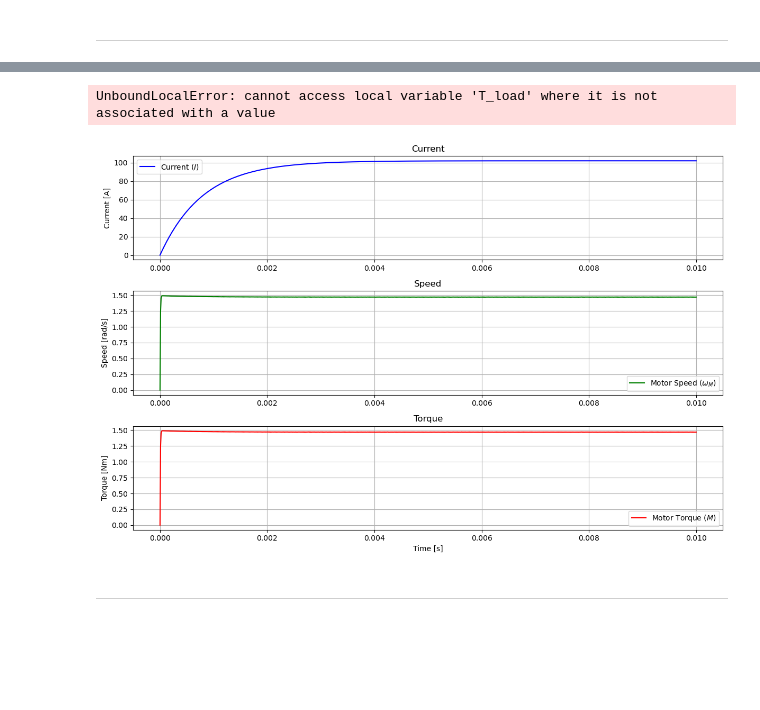
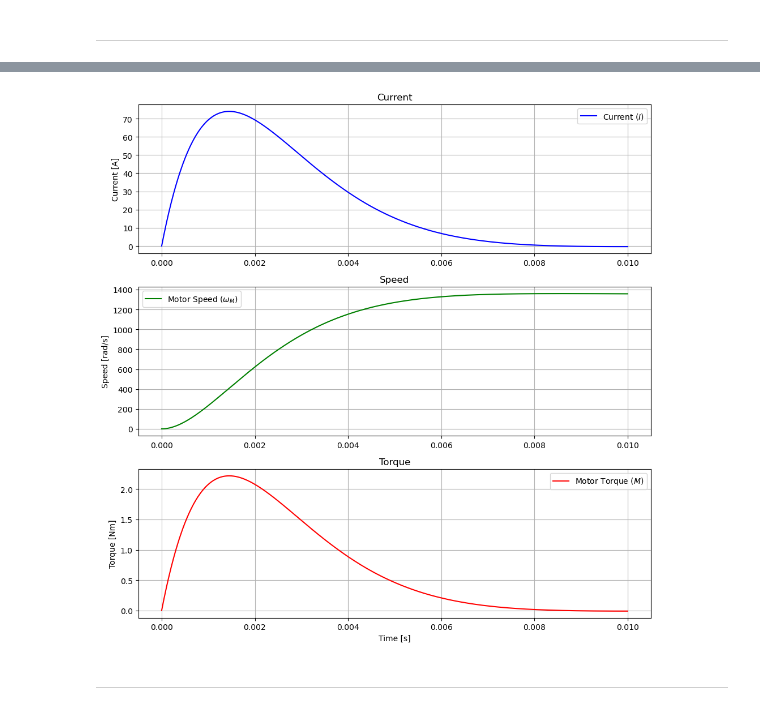
Before and after one commit to whichspaceiam/Computational_Bionics, a Jupyter notebook: Exercise_1/Task-2/Task2.ipynb, the cells around one changed output, grey strips where cells are left out. Saved outputs shown, nothing was run; the diff lists cells and outputs as text; code cells hidden in the pictures; blank space fills up the shorter version.

```diff
--- a/Exercise_1/Task-2/Task2.ipynb
+++ b/Exercise_1/Task-2/Task2.ipynb
@@ -120,19 +125,19 @@ k_M = 0.03 # Nm/A
 
 J = 5.6e-6 # kgm^2
 
-i_G = 60
-eta_G = 0.85
+i_G = 60 # gear ratio
+eta_G = 0.85 # gear efficiency
 
 filename = 'gait_data.xls'
 gait_data = pd.read_excel(filename, engine='xlrd')
 m_body = 100 # kg
 MX_H = np.array(gait_data["MX_H[Nm/kg]"]) * m_body
 
-T_ext = 75 # Nm
+T_ext = 0 # Nm
 # %%
 # dynamic model equations
 def motor_model(t, y):
-    I, omega_m = y
+    I, omega_m, M = y
 
     # Current dynamics
     dI_dt = (1/L) * (U - R*I - omega_m / k_n)
@@ -140,6 +145,9 @@ def motor_model(t, y):
     # Mechanical dynamics
     M = k_M * I
     T_load = T_ext / (i_G * eta_G)
+
     domega_m_dt = (1/J) * (M - T_load)
 
-    return [dI_dt, domega_m_dt]
+    dM = k_M * dI_dt
+
+    return [dI_dt, domega_m_dt, dM]
@@ -166,61 +156,53 @@ def motor_model_2(t, y):
 I0 = 0
 M0 = 0
 omega_M0 = 0
-y0 = [I0, omega_M0]
-
-y02 = [I0, omega_M0, M0]
+y0 = [I0, omega_M0, M0]
 
 # Time span
 t_span = [0, 0.01]
 t_eval = np.linspace(t_span[0], t_span[1], 1000)
 
 # Solve ODE
-# sol = solve_ivp(motor_model, t_span, y0, t_eval=t_eval, method='RK45')
-sol = solve_ivp(motor_model_2, t_span, y02, t_eval=t_eval, method='RK45')
+sol = solve_ivp(motor_model, t_span, y0, t_eval=t_eval, method='RK45')
-# %% [output]
-UnboundLocalError: cannot access local variable 'T_load' where it is not associated with a value
 # %%
 # Extract results
 t = sol.t
-I = sol.y[0] # Motor current [A]
-omega_M = sol.y[1] # Motor speed [rad/s]
-#M = k_M * I # Motor torque [Nm]
-M = sol.y[1] # Motor torque [Nm]
-
-# omega_M = M / k_M # Motor speed [rad/s]
+I = sol.y[0]        # Motor current [A]
+omega_M = sol.y[1]  # Motor speed [rad/s]
+M = sol.y[2]       # Motor torque [Nm]
 # %%
 # Plot results
 # Current plot
-plt.figure(figsize=(12, 8))
+plt.figure(figsize=(10, 10))
 
 plt.subplot(3, 1, 1)
 plt.plot(t, I, label=r"Current ($I$)", color='b')
 plt.ylabel("Current [A]")
 plt.grid()
 plt.title("Current")
 plt.legend()
 
 # Speed plot
 plt.subplot(3, 1, 2)
 plt.plot(t, omega_M, label=r"Motor Speed ($\omega_M$)", color='g')
 plt.ylabel("Speed [rad/s]")
 plt.grid()
 plt.title("Speed")
 plt.legend()
 
 # Torque plot
 plt.subplot(3, 1, 3)
 plt.plot(t, M, label=r"Motor Torque ($M$)", color='r')
 plt.ylabel("Torque [Nm]")
 plt.xlabel("Time [s]")
 plt.grid()
 plt.title("Torque")
 plt.legend()
 
 
 plt.tight_layout()
 plt.show()
 # %% [output]
-[figure, old version]
+[figure, new version]
 # %% [markdown]
 -------------------------------
```
Also changed, not shown: parts of 9 cells of this notebook, 11 other files.
